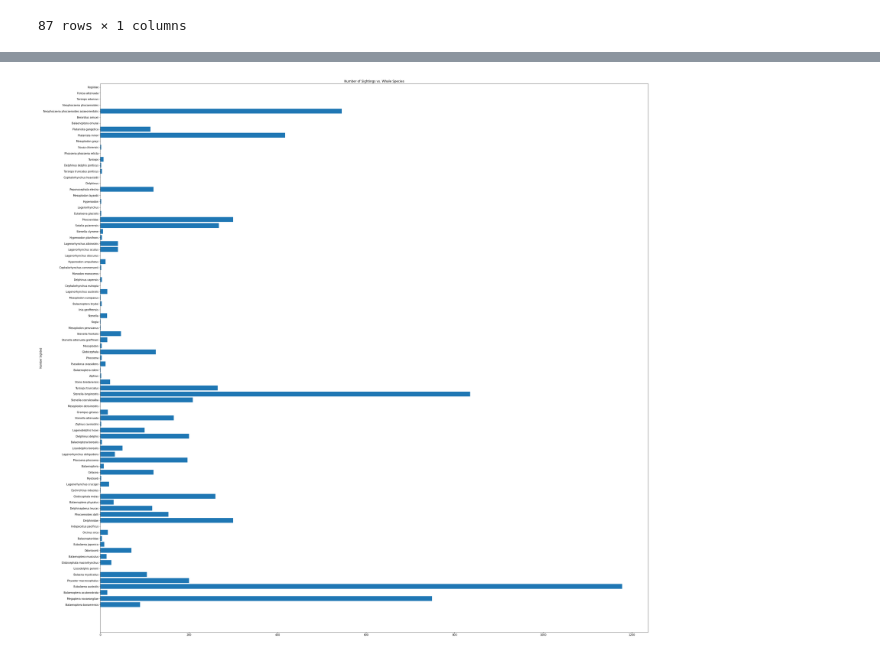
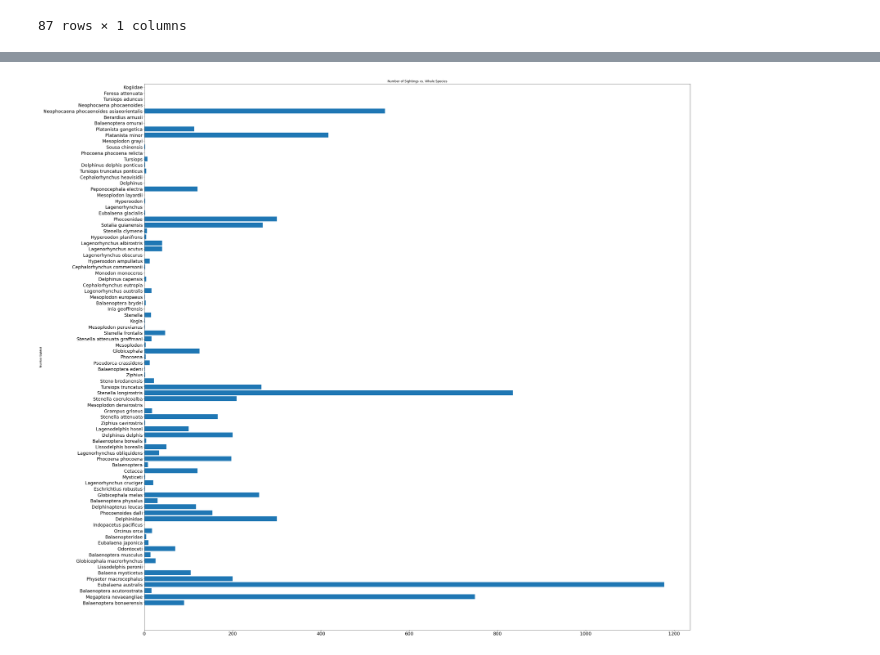
Before and after one commit to lyli888/orca, a Jupyter notebook: WhaleMaps.ipynb, the cells around one changed output, grey strips where cells are left out. Cells and saved outputs as stored; diff of their text form; code cells hidden in the pictures.

```diff
--- a/WhaleMaps.ipynb
+++ b/WhaleMaps.ipynb
@@ -11,6 +11,10 @@ import gmaps
 import os
 from scipy.stats import linregress
 from scipy import stats
+#Increase font size of graphs Globally
+plt.rc('xtick',labelsize=18)
+plt.rc('ytick',labelsize=18)
+
 
 # Import API key
 from config import api_key
@@ -262,15 +281,18 @@ plot_seamap_df.groupby('Species').sum()
 # %%
 %matplotlib inline
 # %%
-# Generate a bar plot showing the total whale sightings vs. Latitude
+# Generate a bar plot showing the total whale sightings vs. Species
 x_values = plot_seamap_df['Species']
 y_values = plot_seamap_df['Number Sighted']
 fig = plt.figure(figsize=(30,30))
 pyplot2 = fig.add_axes([0,0,1,1])
 pyplot2.barh(x_values, y_values)
 plt.ylabel('Number Sighted')
 plt.title('Number of Sightings vs. Whale Species')
+#Sorting graph
+plot_seamap_df.sort_values(by='Species', ascending=False)
+#Save Plot into .PNG File
+plt.savefig("Graphs/Whale Sightings vs Whale Species.png")
 plt.show()
-#plt.tight_layout()
 # %% [output]
-[figure, old version]
+[figure, new version]
```
Also changed, not shown: parts of 16 cells of this notebook.
